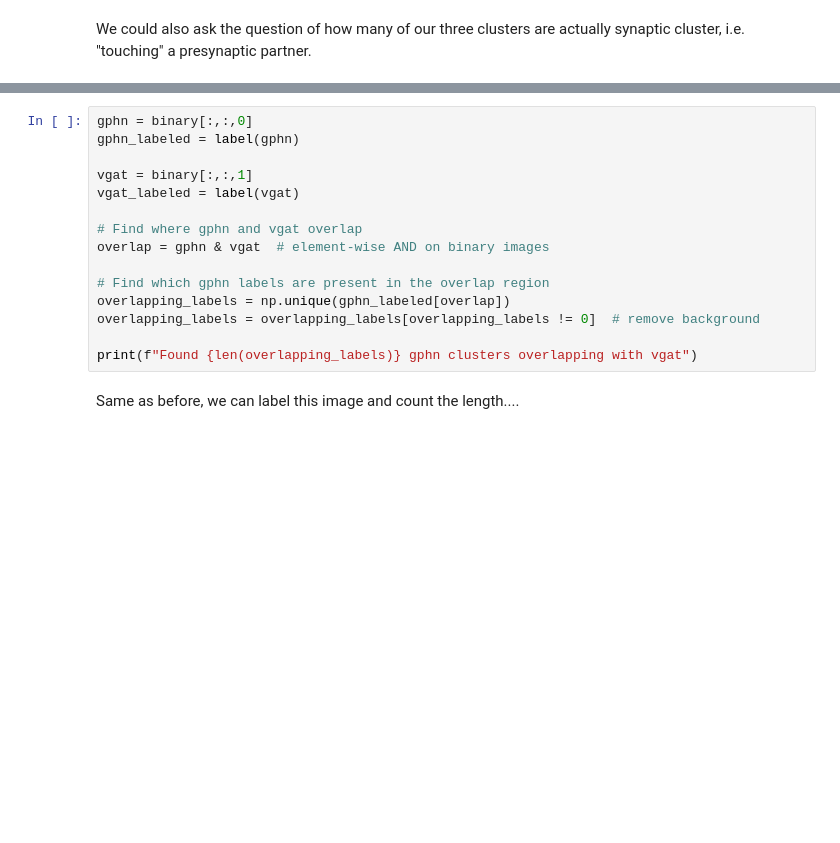
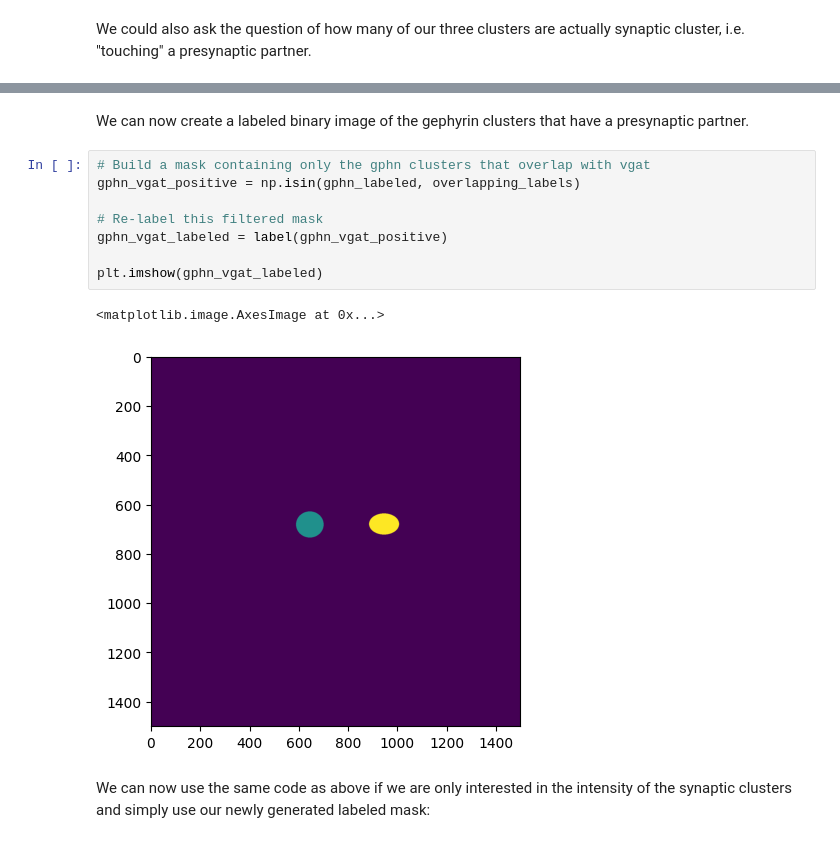
Before and after one commit to FilLieb/NBCimageAnalysis, a Jupyter notebook: learning/10_quantify_thing_in_images.ipynb, the cells around one changed output, grey strips where cells are left out. Drawn from its saved outputs; the diff is of its cells as text; blank space fills up the shorter version.

```diff
--- a/learning/10_quantify_thing_in_images.ipynb
+++ b/learning/10_quantify_thing_in_images.ipynb
@@ -184,18 +202,16 @@ We could also ask the question of how many of our three clusters are actually sy
+# %% [markdown]
+We can now create a labeled binary image of the gephyrin clusters that have a presynaptic partner.
 # %%
-gphn = binary[:,:,0]
-gphn_labeled = label(gphn)
+# Build a mask containing only the gphn clusters that overlap with vgat
+gphn_vgat_positive = np.isin(gphn_labeled, overlapping_labels)
 
-vgat = binary[:,:,1]
-vgat_labeled = label(vgat)
+# Re-label this filtered mask
+gphn_vgat_labeled = label(gphn_vgat_positive)
 
-# Find where gphn and vgat overlap
-overlap = gphn & vgat  # element-wise AND on binary images
-
-# Find which gphn labels are present in the overlap region
-overlapping_labels = np.unique(gphn_labeled[overlap])
-overlapping_labels = overlapping_labels[overlapping_labels != 0]  # remove background
-
-print(f"Found {len(overlapping_labels)} gphn clusters overlapping with vgat")
+plt.imshow(gphn_vgat_labeled)
+# %% [output]
+<matplotlib.image.AxesImage at 0x...>
+[figure, added]
 # %% [markdown]
-Same as before, we can label this image and count the length....
+We can now use the same code as above if we are only interested in the intensity of the synaptic clusters and simply use our newly generated labeled mask:
 # %%
```
Also changed, not shown: parts of 15 cells of this notebook, 1 other file.
